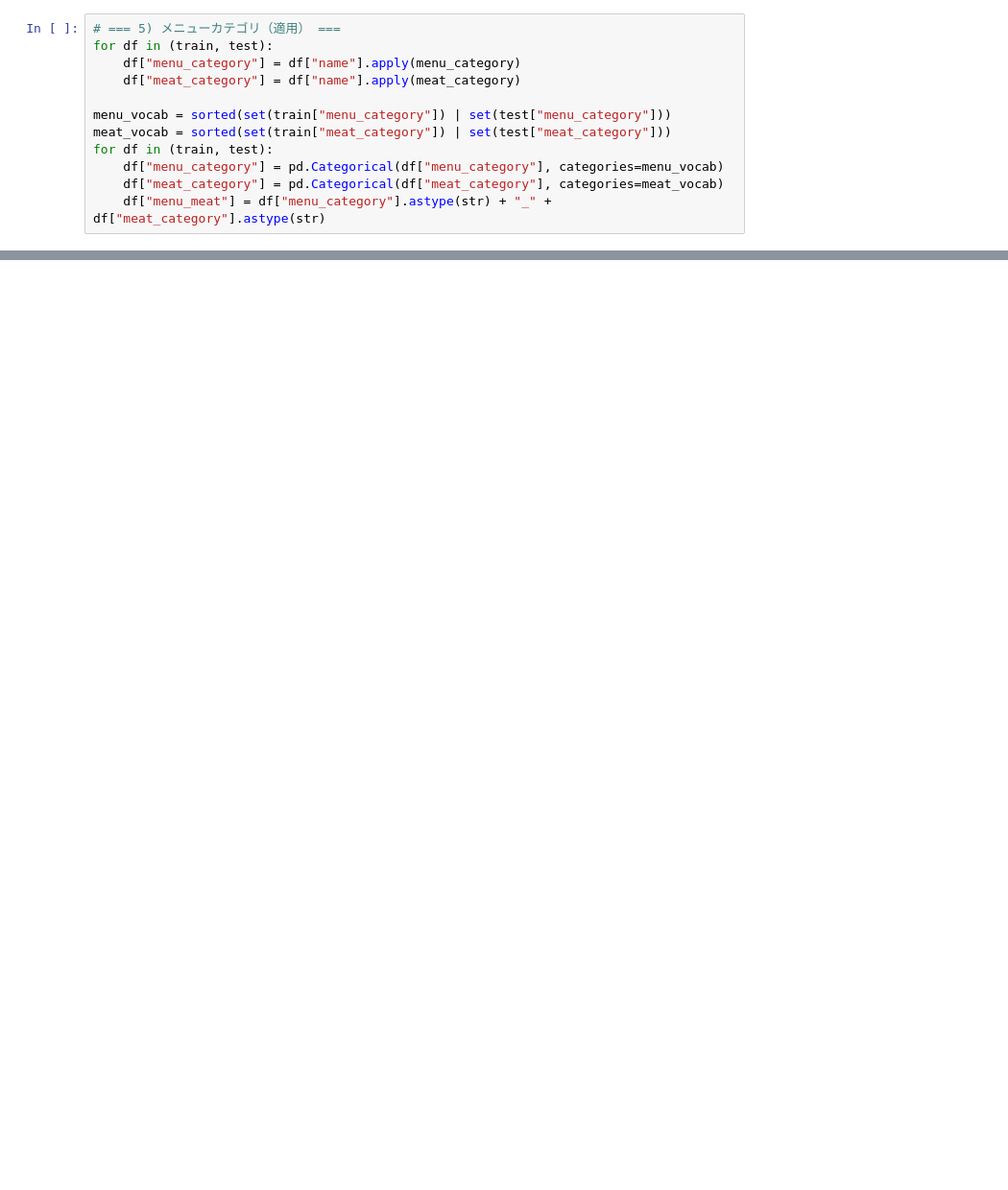
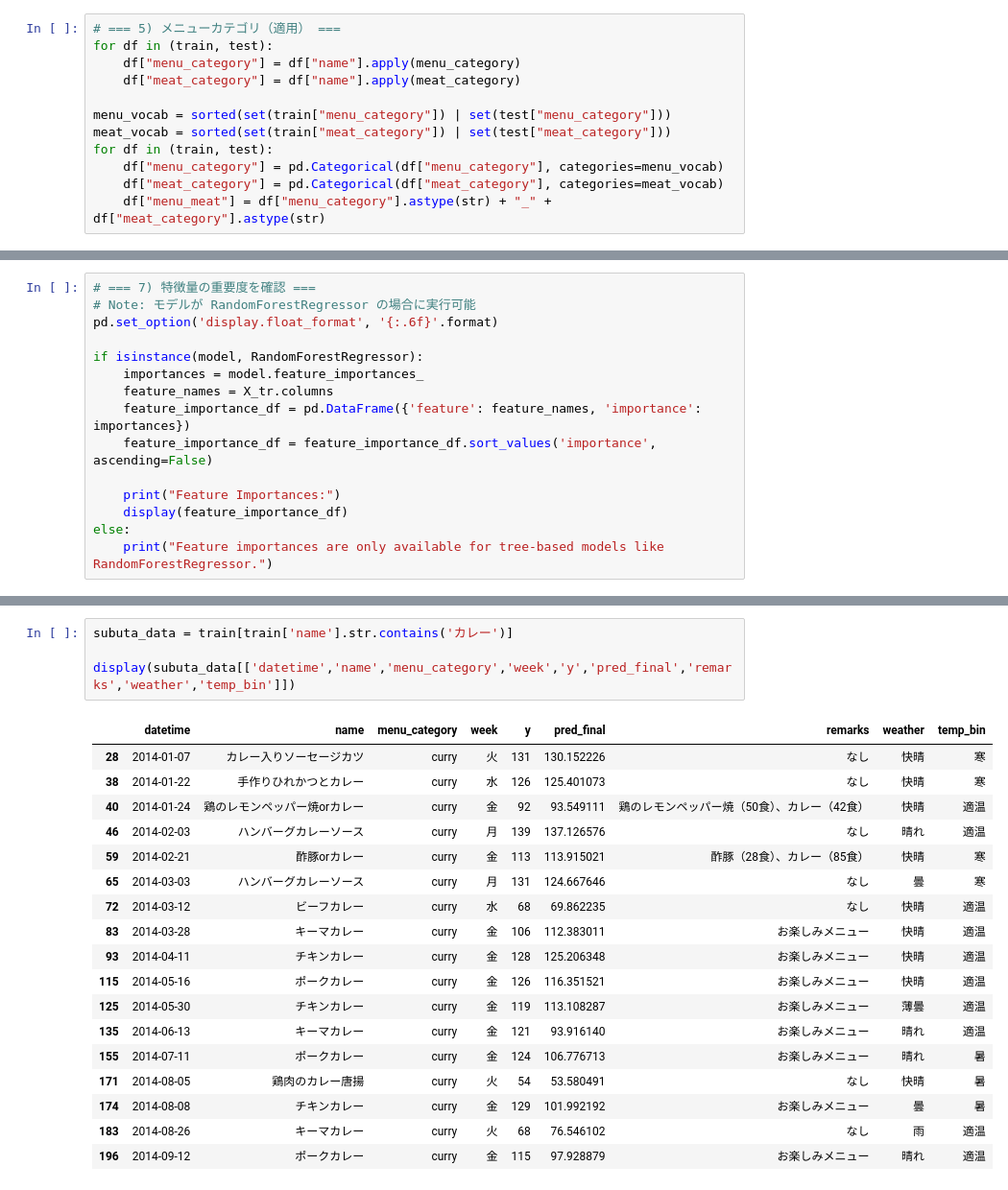
Before and after one commit to satou409/SIGNATE-.ipynb, a Jupyter notebook: SIGNATEお弁当.ipynb, the cells around one changed output, grey strips where cells are left out. Shown at 96% size. Saved outputs shown, nothing was run; the diff lists cells and outputs as text; blank space fills up the shorter version.

```diff
--- a/SIGNATEお弁当.ipynb
+++ b/SIGNATEお弁当.ipynb
@@ -219,0 +211,15 @@ print("Saved:", out_path)
+# %%
+# === 7) 特徴量の重要度を確認 ===
+# Note: モデルが RandomForestRegressor の場合に実行可能
+pd.set_option('display.float_format', '{:.6f}'.format)
+
+if isinstance(model, RandomForestRegressor):
+    importances = model.feature_importances_
+    feature_names = X_tr.columns
+    feature_importance_df = pd.DataFrame({'feature': feature_names, 'importance': importances})
+    feature_importance_df = feature_importance_df.sort_values('importance', ascending=False)
+
+    print("Feature Importances:")
+    display(feature_importance_df)
+else:
+    print("Feature importances are only available for tree-based models like RandomForestRegressor.")
@@ -219,0 +552,23 @@ print("Saved:", out_path)
+# %%
+subuta_data = train[train['name'].str.contains('カレー')]
+
+display(subuta_data[['datetime','name','menu_category','week','y','pred_final','remarks','weather','temp_bin']])
+# %% [output]
+|  | datetime | name | menu_category | week | y | pred_final | remarks | weather | temp_bin |
+| 28 | 2014-01-07 | カレー入りソーセージカツ | curry | 火 | 131 | 130.152226 | なし | 快晴 | 寒 |
+| 38 | 2014-01-22 | 手作りひれかつとカレー | curry | 水 | 126 | 125.401073 | なし | 快晴 | 寒 |
+| 40 | 2014-01-24 | 鶏のレモンペッパー焼orカレー | curry | 金 | 92 | 93.549111 | 鶏のレモンペッパー焼（50食）、カレー（42食） | 快晴 | 適温 |
+| 46 | 2014-02-03 | ハンバーグカレーソース | curry | 月 | 139 | 137.126576 | なし | 晴れ | 適温 |
+| 59 | 2014-02-21 | 酢豚orカレー | curry | 金 | 113 | 113.915021 | 酢豚（28食）、カレー（85食） | 快晴 | 寒 |
+| 65 | 2014-03-03 | ハンバーグカレーソース | curry | 月 | 131 | 124.667646 | なし | 曇 | 寒 |
+| 72 | 2014-03-12 | ビーフカレー | curry | 水 | 68 | 69.862235 | なし | 快晴 | 適温 |
+| 83 | 2014-03-28 | キーマカレー | curry | 金 | 106 | 112.383011 | お楽しみメニュー | 快晴 | 適温 |
+| 93 | 2014-04-11 | チキンカレー | curry | 金 | 128 | 125.206348 | お楽しみメニュー | 快晴 | 適温 |
+| 115 | 2014-05-16 | ポークカレー | curry | 金 | 126 | 116.351521 | お楽しみメニュー | 快晴 | 適温 |
+| 125 | 2014-05-30 | チキンカレー | curry | 金 | 119 | 113.108287 | お楽しみメニュー | 薄曇 | 適温 |
+| 135 | 2014-06-13 | キーマカレー | curry | 金 | 121 | 93.916140 | お楽しみメニュー | 晴れ | 適温 |
+| 155 | 2014-07-11 | ポークカレー | curry | 金 | 124 | 106.776713 | お楽しみメニュー | 晴れ | 暑 |
+| 171 | 2014-08-05 | 鶏肉のカレー唐揚 | curry | 火 | 54 | 53.580491 | なし | 快晴 | 暑 |
+| 174 | 2014-08-08 | チキンカレー | curry | 金 | 129 | 101.992192 | お楽しみメニュー | 曇 | 暑 |
+| 183 | 2014-08-26 | キーマカレー | curry | 火 | 68 | 76.546102 | なし | 雨 | 適温 |
+| 196 | 2014-09-12 | ポークカレー | curry | 金 | 115 | 97.928879 | お楽しみメニュー | 晴れ | 適温 |
```
Also changed, not shown: parts of 17 cells of this notebook.
